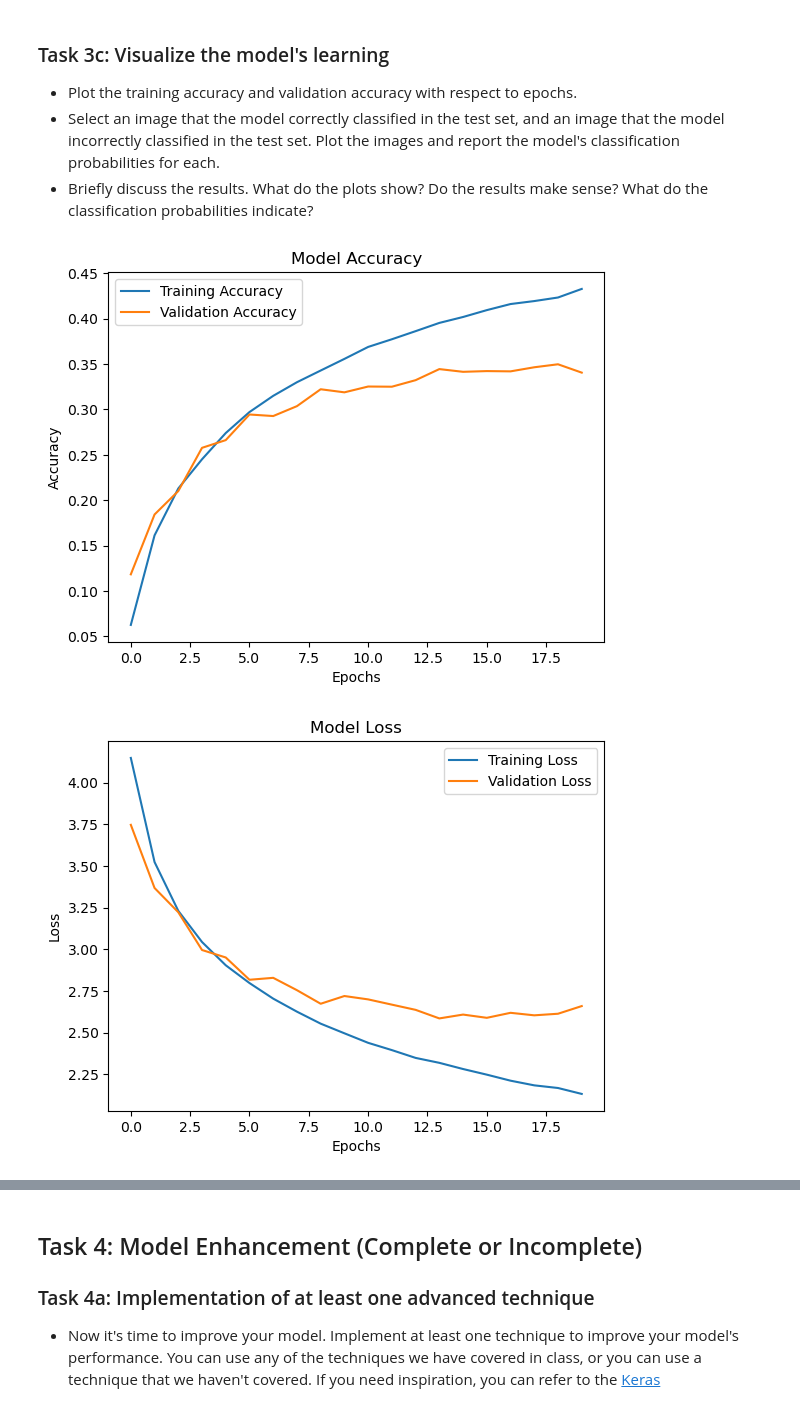
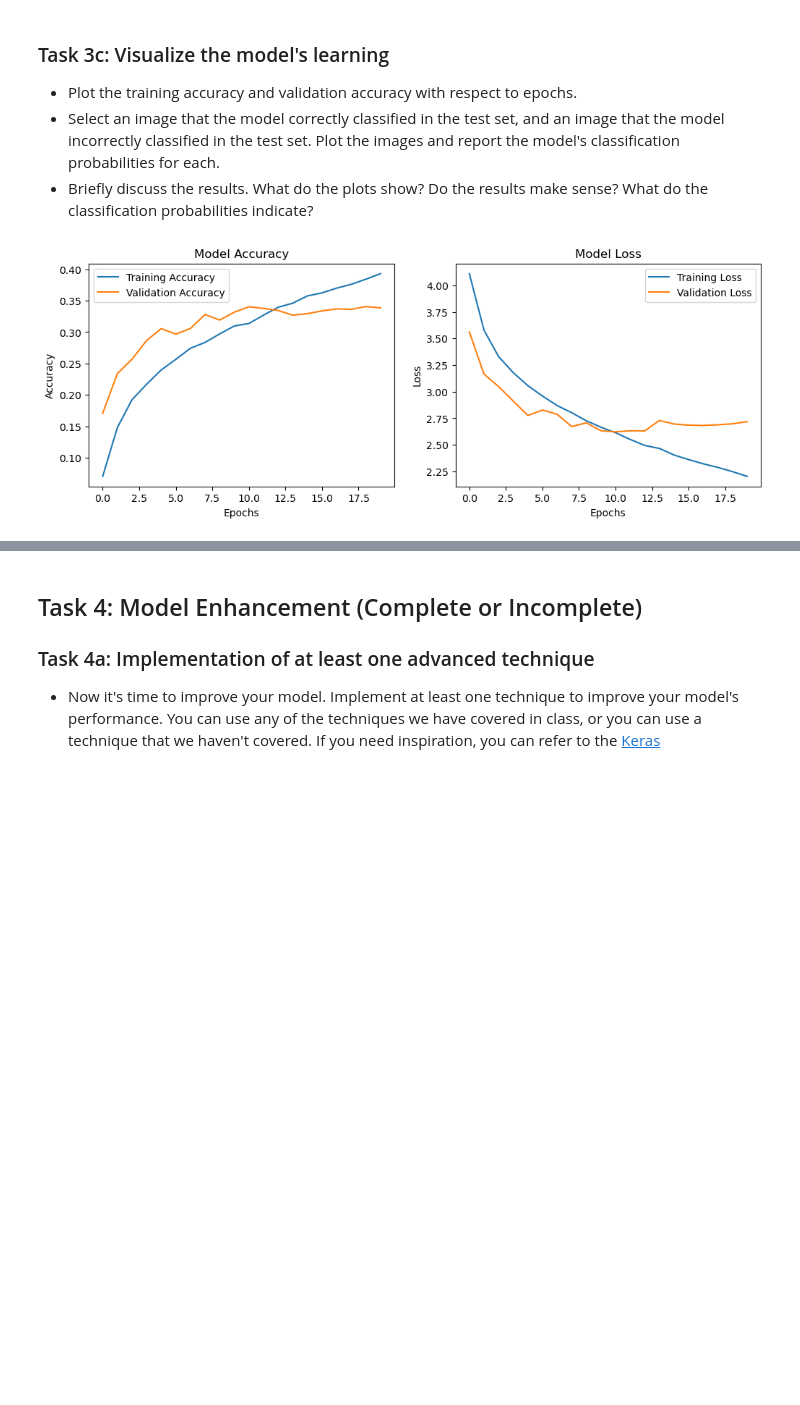
Before and after one commit to msugar/deep_learning, a Jupyter notebook: 02_activities/assignments/assignment_1.ipynb, the cells around one changed output, grey strips where cells are left out. Drawn from its saved outputs; the diff is of its cells as text; code cells hidden in the pictures; blank space fills up the shorter version.

Commit message:
feat: Add enhanced model to Assignment 1

```diff
--- a/02_activities/assignments/assignment_1.ipynb
+++ b/02_activities/assignments/assignment_1.ipynb
@@ -190,26 +191,22 @@ Model compiled successfully.
 - Use a batch size of 32.
 - Use the validation set for validation.
 # %%
+%%time
 # Your code here
 
-import time
-training_start = time.time()
+EPOCHS = 20 # Start with 20 epochs; can adjust later.
+BATCH_SIZE = 32
 
 # Train the model
-history = baseline_model.fit(
+baseline_history = baseline_model.fit(
     x_train,
     y_train,
-    epochs=20,  # Start with 20 epochs; can adjust later
-    batch_size=32,
+    epochs=EPOCHS,
+    batch_size=BATCH_SIZE,
     validation_data=(x_val, y_val),
     verbose=1
 )
 
-training_stop = time.time()
-training_time = training_stop - training_start
-
-# Save training history for analysis
 print("Training complete.")
-print(f"Training time: {training_time}")
 # %% [output]
 Epoch 1/20
@@ -273,28 +275,32 @@ Test evaluation complete.
 # %%
 # Your code here
 
 import matplotlib.pyplot as plt
 
 # Plot training and validation accuracy
 def plot_training_history(history):
-    plt.figure()
+    plt.figure(figsize=(12, 4))
+
+     # Plot training & validation accuracy values
+    plt.subplot(1, 2, 1)
     plt.plot(history.history['accuracy'], label='Training Accuracy')
     plt.plot(history.history['val_accuracy'], label='Validation Accuracy')
     plt.title('Model Accuracy')
     plt.xlabel('Epochs')
     plt.ylabel('Accuracy')
     plt.legend()
-    plt.figure()
+
+    # Plot training & validation loss values
+    plt.subplot(1, 2, 2)
     plt.plot(history.history['loss'], label='Training Loss')
     plt.plot(history.history['val_loss'], label='Validation Loss')
     plt.title('Model Loss')
     plt.xlabel('Epochs')
     plt.ylabel('Loss')
     plt.legend()
     plt.show()
 
-plot_training_history(history)
+plot_training_history(baseline_history)
 # %% [output]
-[figure, old version]
+[figure, new version]
-[figure, removed]
 # %%
```
Also changed, not shown: parts of 14 cells of this notebook.
